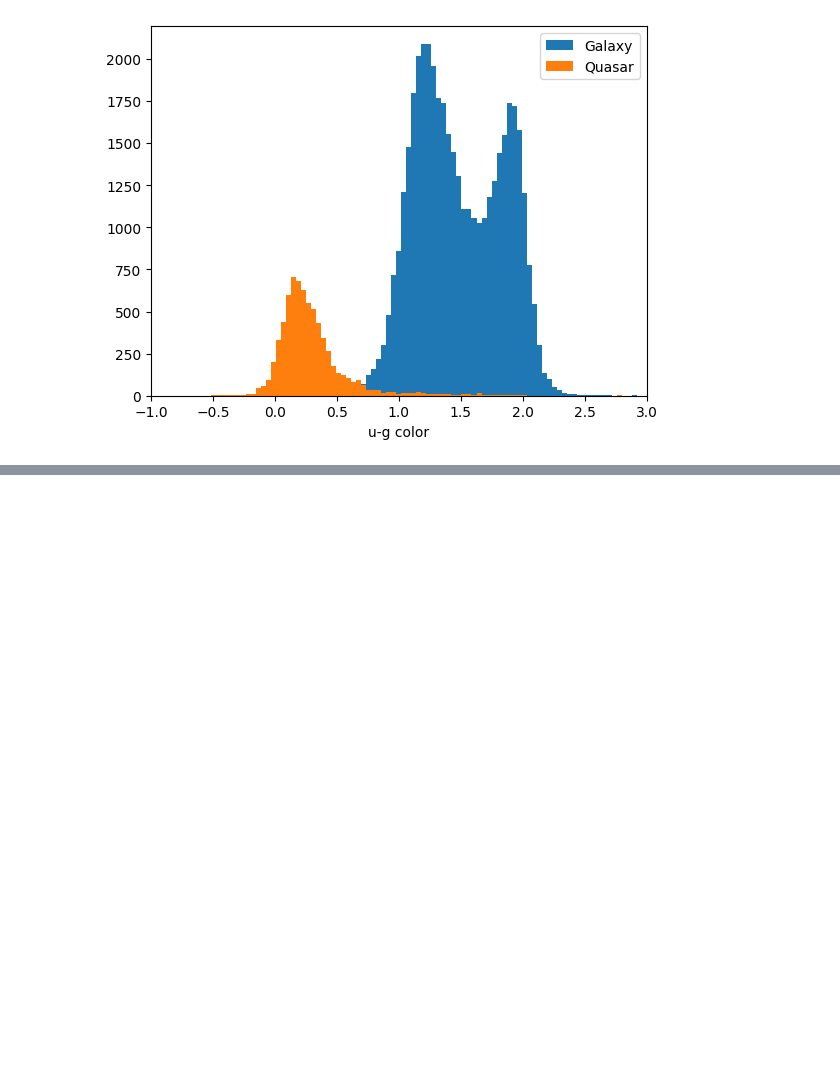
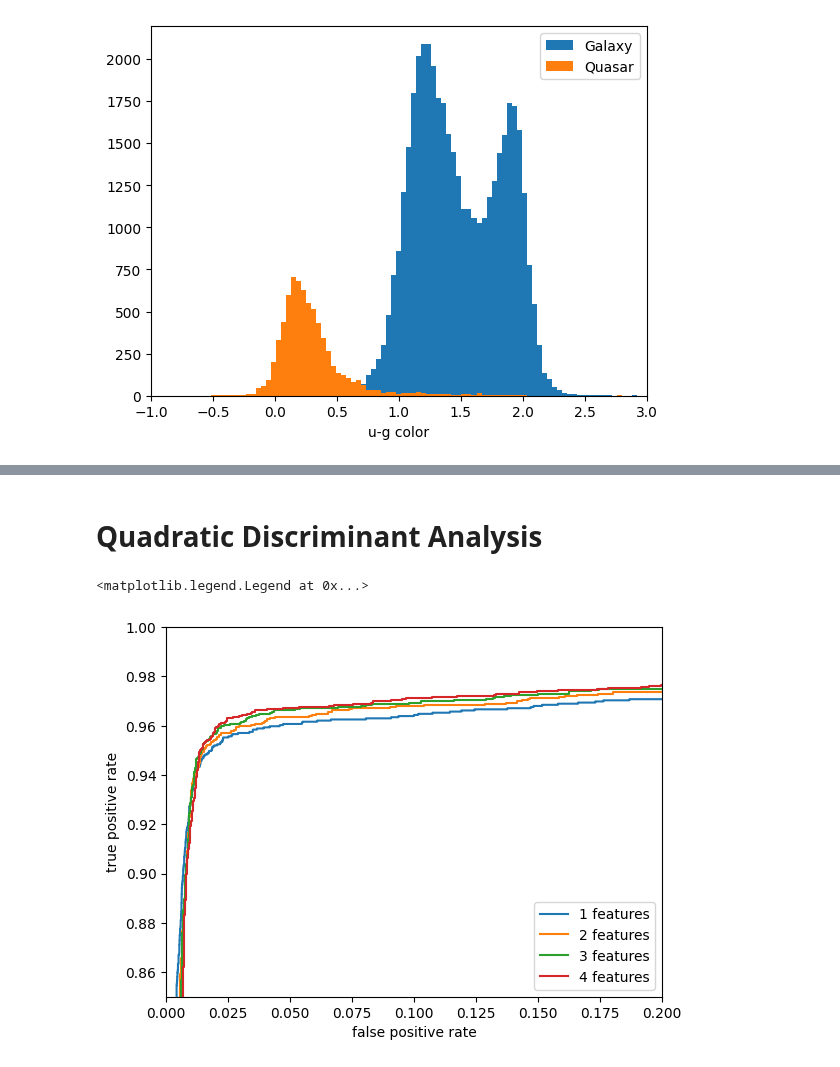
Before and after one commit to EdoSanto/astrostatistics_bicocca_2024, a Jupyter notebook: working/L19 - Galaxy vs quasars.ipynb, the cells around one changed output, grey strips where cells are left out. Drawn from its saved outputs; the diff is of its cells as text; code cells hidden in the pictures; blank space fills up the shorter version.

```diff
--- a/working/L19 - Galaxy vs quasars.ipynb
+++ b/working/L19 - Galaxy vs quasars.ipynb
@@ -98,0 +142,25 @@ plt.legend()
+# %% [markdown]
+# Quadratic Discriminant Analysis
+# %%
+clf = QuadraticDiscriminantAnalysis()
+
+for i in range(4):
+
+    clf.fit(x_train[:,0:i+1] ,y_train )
+
+    y_proba = clf.predict_proba(x_test[:,0:i+1]) [:,1]
+
+
+    fpr_QDA, tpr_QDA, thresh_QDA = roc_curve(y_test, y_proba)
+    precision_QDA, recall_QDA, thresh2_QDA = precision_recall_curve(y_test, y_proba)
+
+    plt.plot(fpr_QDA, tpr_QDA, label=str(i+1) + ' features')
+    plt.ylabel('true positive rate')
+    plt.xlabel('false positive rate')
+    plt.xlim(0, 0.2)
+    plt.ylim(0.85, 1)
+
+plt.legend()
+# %% [output]
+<matplotlib.legend.Legend at 0x...>
+[figure, added]
```
Also changed, not shown: parts of 29 cells of this notebook, 3 other files.
